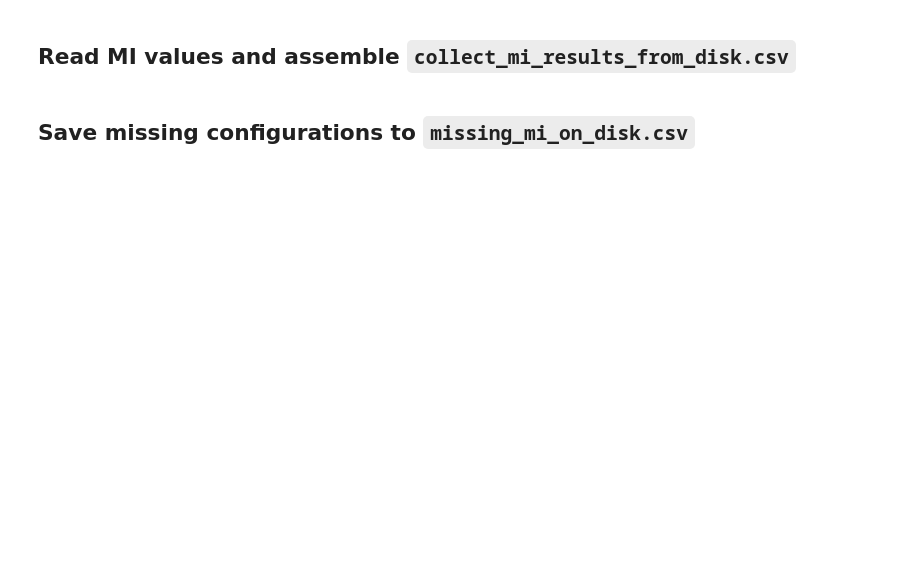
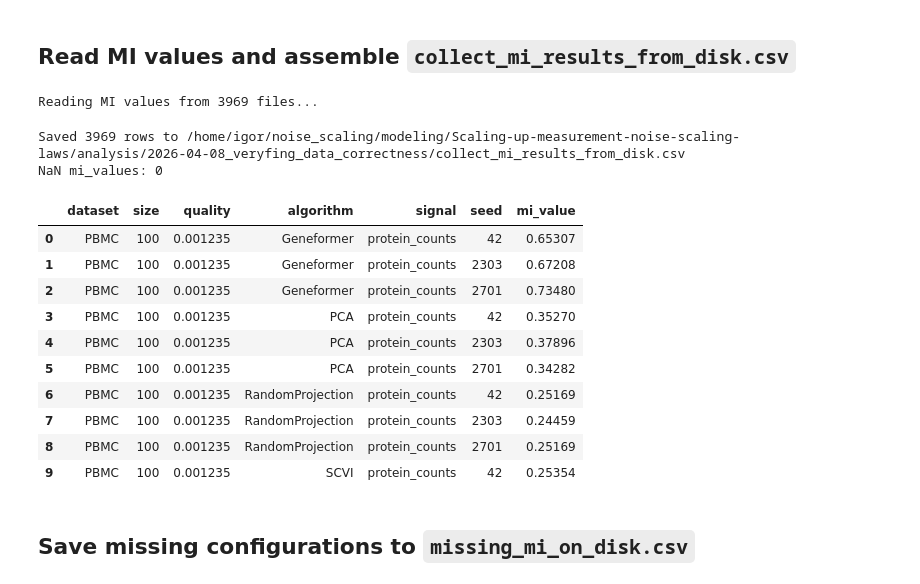
Before and after one commit to igor-sadalski/Scaling-up-measurement-noise-scaling-laws, a Jupyter notebook: analysis/2026-04-08_veryfing_data_correctness/collect_mi_results_from_disk.ipynb, the cells around one changed output. Cells and saved outputs as stored; diff of their text form; code cells hidden in the pictures; blank space fills up the shorter version.

```diff
--- a/analysis/2026-04-08_veryfing_data_correctness/collect_mi_results_from_disk.ipynb
+++ b/analysis/2026-04-08_veryfing_data_correctness/collect_mi_results_from_disk.ipynb
@@ -98,28 +98,43 @@ Found: 3906, Missing: 94
 # %%
 df_found = df_expected[df_expected['exists']].copy()
 
 def _read_mi(path):
     try:
         with open(path) as f:
             return float(f.read().strip())
     except Exception:
         return np.nan
 
 print(f'Reading MI values from {len(df_found)} files...')
 with ThreadPoolExecutor(max_workers=128) as pool:
     mi_values = list(tqdm(pool.map(_read_mi, df_found['path']), total=len(df_found), desc='Reading MI'))
 
 df_found['mi_value'] = mi_values
 
 # Save
 out_cols = ['dataset', 'size', 'quality', 'algorithm', 'signal', 'seed', 'mi_value']
 df_results = df_found[out_cols].sort_values(out_cols[:-1]).reset_index(drop=True)
 
-OUT_PATH = Path('/home/igor/igor_repos/scaling_laws/Scaling-up-measurement-noise-scaling-laws/analysis/2026-04-08_veryfing_data_correctness/collect_mi_results_from_disk.csv')
+OUT_PATH = Path('/home/igor/noise_scaling/modeling/Scaling-up-measurement-noise-scaling-laws/analysis/2026-04-08_veryfing_data_correctness/collect_mi_results_from_disk.csv')
 df_results.to_csv(OUT_PATH, index=False)
 print(f'Saved {len(df_results)} rows to {OUT_PATH}')
 print(f'NaN mi_values: {df_results["mi_value"].isna().sum()}')
 df_results.head(10)
+# %% [output]
+Reading MI values from 3969 files...
+Saved 3969 rows to /home/igor/noise_scaling/modeling/Scaling-up-measurement-noise-scaling-laws/analysis/2026-04-08_veryfing_data_correctness/collect_mi_results_from_disk.csv
+NaN mi_values: 0
+|  | dataset | size | quality | algorithm | signal | seed | mi_value |
+| 0 | PBMC | 100 | 0.001235 | Geneformer | protein_counts | 42 | 0.65307 |
+| 1 | PBMC | 100 | 0.001235 | Geneformer | protein_counts | 2303 | 0.67208 |
+| 2 | PBMC | 100 | 0.001235 | Geneformer | protein_counts | 2701 | 0.73480 |
+| 3 | PBMC | 100 | 0.001235 | PCA | protein_counts | 42 | 0.35270 |
+| 4 | PBMC | 100 | 0.001235 | PCA | protein_counts | 2303 | 0.37896 |
+| 5 | PBMC | 100 | 0.001235 | PCA | protein_counts | 2701 | 0.34282 |
+| 6 | PBMC | 100 | 0.001235 | RandomProjection | protein_counts | 42 | 0.25169 |
+| 7 | PBMC | 100 | 0.001235 | RandomProjection | protein_counts | 2303 | 0.24459 |
+| 8 | PBMC | 100 | 0.001235 | RandomProjection | protein_counts | 2701 | 0.25169 |
+| 9 | PBMC | 100 | 0.001235 | SCVI | protein_counts | 42 | 0.25354 |
 # %% [markdown]
 ## Save missing configurations to `missing_mi_on_disk.csv`
 # %%
```
Also changed, not shown: parts of 6 cells of this notebook, 4 other files.
